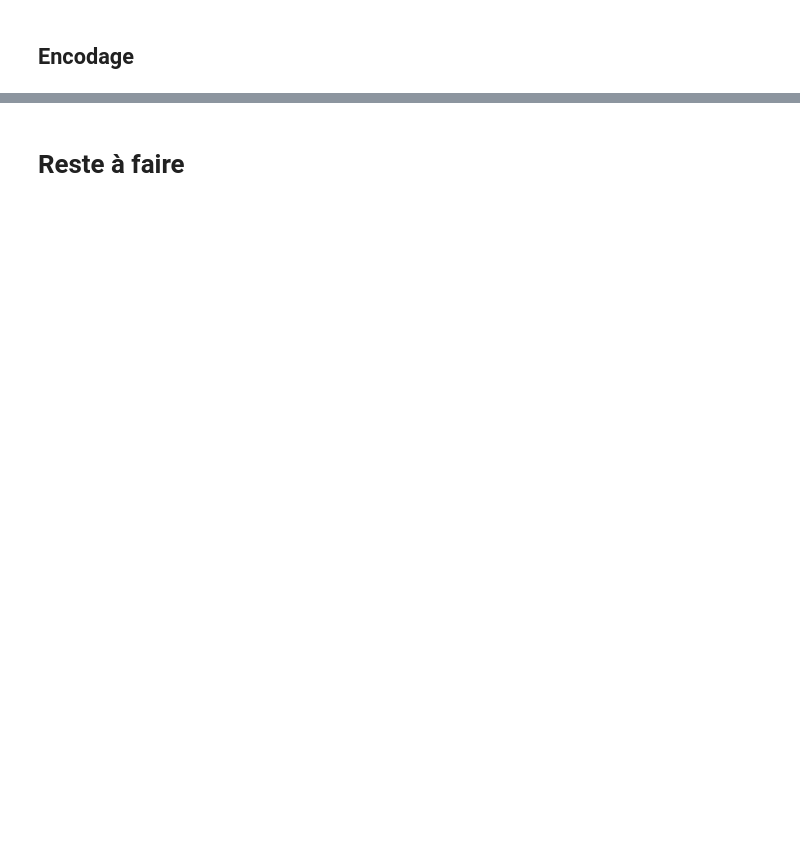
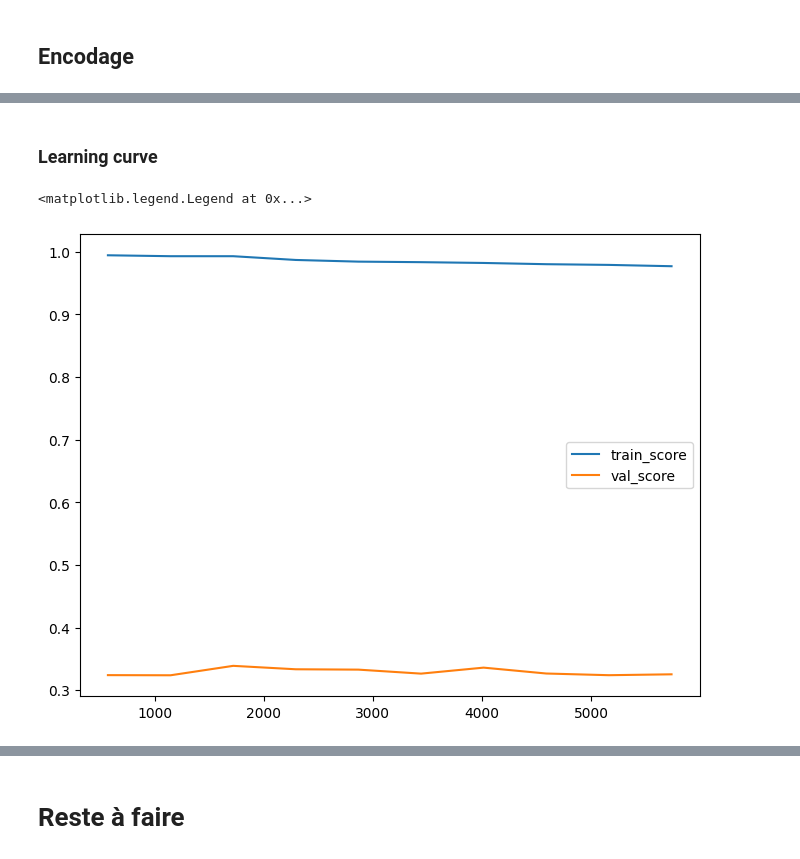
Before and after one commit to arthurmadecprevost/projet-ingenierie-des-donnees, a Jupyter notebook: projet.ipynb, the cells around one changed output, grey strips where cells are left out. Cells and saved outputs as stored; diff of their text form; code cells hidden in the pictures; blank space fills up the shorter version.

```diff
--- a/projet.ipynb
+++ b/projet.ipynb
@@ -505,0 +566,18 @@ memory usage: 12.8+ MB
+# %%
+def preprocessing(df):
+
+    #encodage
+    df = pd.get_dummies(df, columns=list(df.drop('target',axis=1).select_dtypes('object').columns), dtype=int)
+    df['target'] = df['target'].astype('int')
+
+    #gestion des valeurs manquantes
+    df = df.dropna()
+
+    #division variables explicatives et variable cible
+    X = df.drop('target', axis=1)
+    y = df['target']
+
+    return X, y
+# %%
+X_train, y_train = preprocessing(trainset)
+X_test, y_test = preprocessing(testset)
@@ -505,0 +596,8 @@ memory usage: 12.8+ MB
+# %%
+from sklearn.tree import DecisionTreeClassifier
+
+model = DecisionTreeClassifier(random_state=0)
+
+model.fit(X_train, y_train)
+
+y_pred = model.predict(X_test)
@@ -505,0 +628,14 @@ memory usage: 12.8+ MB
+# %% [markdown]
+### Learning curve
+# %%
+from sklearn.model_selection import learning_curve
+
+N, train_score, val_score = learning_curve(model, X_train, y_train, cv=4, scoring='f1', train_sizes=np.linspace(0.1,1,10))
+
+plt.figure(figsize=(8,6))
+plt.plot(N, train_score.mean(axis=1), label='train_score')
+plt.plot(N, val_score.mean(axis=1), label='val_score')
+plt.legend()
+# %% [output]
+<matplotlib.legend.Legend at 0x...>
+[figure, added]
```
Also changed, not shown: parts of 18 cells of this notebook.
